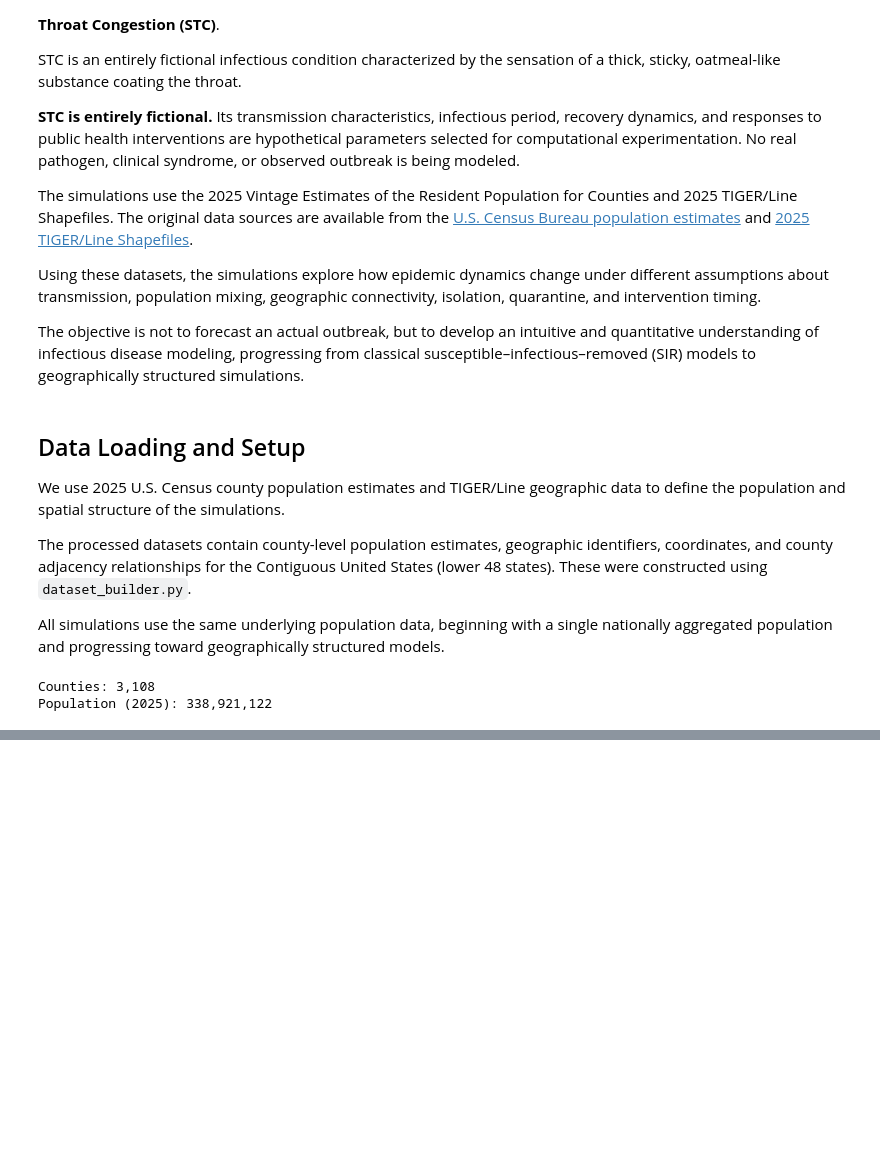
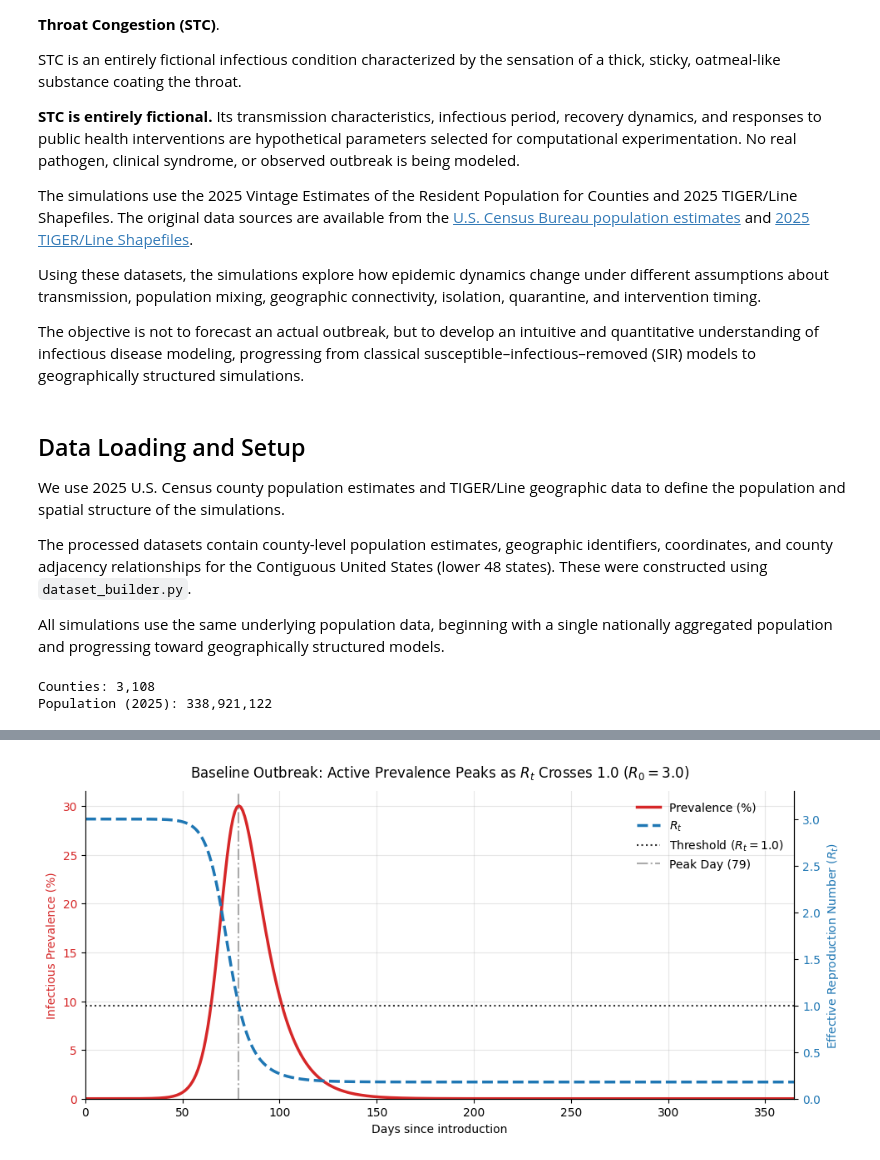
Before and after one commit to will-maberry/Exploring-Epidemic-Dynamics, a Jupyter notebook: SIR_Simulation.ipynb, the cells around one changed output, grey strips where cells are left out. Cells and saved outputs as stored; diff of their text form; code cells hidden in the pictures; blank space fills up the shorter version.

```diff
--- a/SIR_Simulation.ipynb
+++ b/SIR_Simulation.ipynb
@@ -512,0 +802,95 @@ fig, axes = epidemiological_measures_plot(epi_results)
+# %%
+# Compute R0 and daily Rt for the baseline model across 365 days
+t_eval_full = np.arange(days + 1)
+
+# Re-run baseline to guarantee 365-day array consistency
+sol_baseline = solve_ivp(
+    sir_model,
+    t_span=(0, days),
+    y0=[S0, I0, R0_initial],
+    args=(beta, gamma, N),
+    t_eval=t_eval_full,
+    rtol=1e-8,
+    atol=1e-8,
+)
+
+baseline_365 = pd.DataFrame({
+    "day": sol_baseline.t,
+    "S": sol_baseline.y[0],
+    "I": sol_baseline.y[1],
+    "R": sol_baseline.y[2],
+})
+
+# Calculate R0, Rt, and metrics
+R0_base = beta / gamma
+baseline_365["Rt"] = R0_base * (baseline_365["S"] / N)
+baseline_365["prevalence_pct"] = (baseline_365["I"] / N) * 100
+baseline_365["daily_infections"] = -baseline_365["S"].diff()
+baseline_365["incidence_per_100k"] = (baseline_365["daily_infections"] / N) * 100_000
+
+# Locate critical inflection points
+peak_prev_idx = baseline_365["prevalence_pct"].idxmax()
+peak_prev_day = baseline_365.loc[peak_prev_idx, "day"]
+
+# Day where Rt is closest to 1.0
+rt_cross_idx = (baseline_365["Rt"] - 1.0).abs().idxmin()
+rt_cross_day = baseline_365.loc[rt_cross_idx, "day"]
+
+# Plot: Prevalence vs Rt on dual axis
+fig, ax1 = plt.subplots(figsize=(11, 4.8))
+
+color_prev = "#D62728"
+color_rt = "#1F77B4"
+
+# Left Axis: Active Prevalence
+ax1.set_xlabel("Days since introduction")
+ax1.set_ylabel("Infectious Prevalence (%)", color=color_prev)
+line1 = ax1.plot(
+    baseline_365["day"],
+    baseline_365["prevalence_pct"],
+    color=color_prev,
+    linewidth=2.5,
+    label="Prevalence (%)",
+)
+ax1.tick_params(axis="y", labelcolor=color_prev)
+ax1.set_xlim(0, days)
+ax1.set_ylim(bottom=0)
+
+# Right Axis: Rt
+ax2 = ax1.twinx()
+ax2.set_ylabel("Effective Reproduction Number ($R_t$)", color=color_rt)
+line2 = ax2.plot(
+    baseline_365["day"],
+    baseline_365["Rt"],
+    color=color_rt,
+    linewidth=2.5,
+    linestyle="--",
+    label="$R_t$",
+)
+ax2.tick_params(axis="y", labelcolor=color_rt)
+ax2.set_ylim(0, R0_base + 0.3)
+
+# Threshold lines
+line_thresh = ax2.axhline(1.0, color="#333333", linestyle=":", linewidth=1.5, label="Threshold ($R_t = 1.0$)")
+line_peak = ax1.axvline(peak_prev_day, color="#888888", linestyle="-.", alpha=0.7, label=f"Peak Day ({int(peak_prev_day)})")
+
+ax1.set_title(f"Baseline Outbreak: Active Prevalence Peaks as $R_t$ Crosses 1.0 ($R_0 = {R0_base:.1f}$)", pad=12)
+ax1.grid(True, alpha=0.3)
+ax1.spines["top"].set_visible(False)
+ax2.spines["top"].set_visible(False)
+
+# Combined clean legend
+lines = line1 + line2 + [line_thresh, line_peak]
+labels = [l.get_label() for l in lines]
+ax1.legend(lines, labels, loc="upper right", frameon=False)
+
+plt.show()
+
+# Verification Printout
+susceptible_at_peak = baseline_365.loc[peak_prev_idx, "S"]
+print(f"Basic Reproduction Number (R0): {R0_base:.2f}")
+print(f"Day Rt drops to 1.0: Day {rt_cross_day:.0f} (Rt = {baseline_365.loc[rt_cross_idx, 'Rt']:.4f})")
+print(f"Day Prevalence Peaks: Day {peak_prev_day:.0f} (Prevalence = {baseline_365.loc[peak_prev_idx, 'prevalence_pct']:.2f}%)")
+print(f"Susceptible Fraction at Peak (S/N): {susceptible_at_peak / N:.4f} (Theoretical 1/R0 = {1/R0_base:.4f})")
+# %% [output]
+[figure, added]
```
Also changed, not shown: parts of 27 cells of this notebook.
